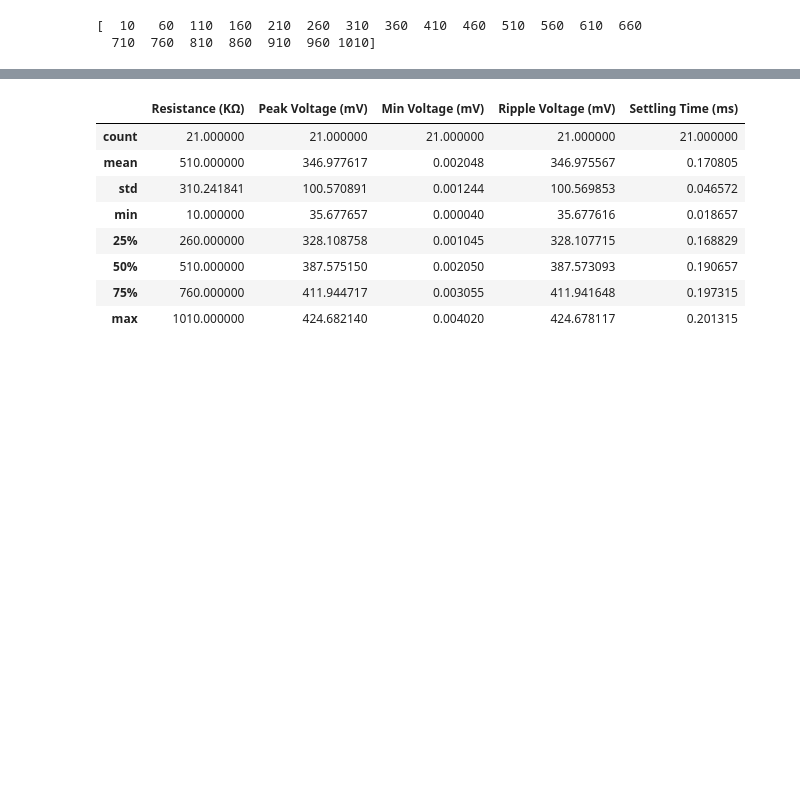
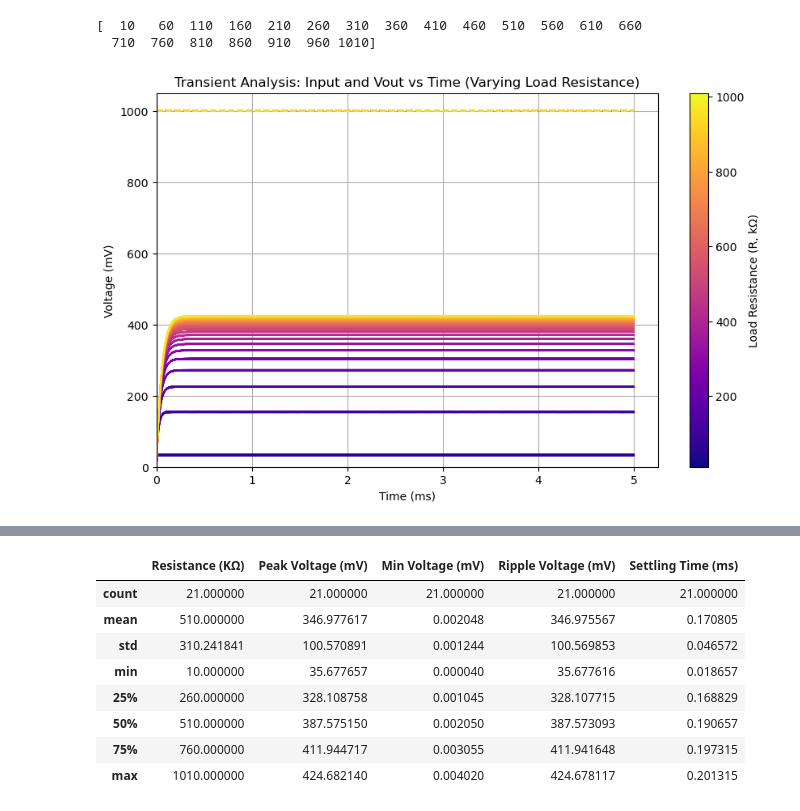
Before and after one commit to imran-nazir0011/minor-project-7th-sem, a Jupyter notebook: transient_analysis.ipynb, the cells around one changed output, grey strips where cells are left out. Drawn from its saved outputs; the diff is of its cells as text; code cells hidden in the pictures; blank space fills up the shorter version.

```diff
--- a/transient_analysis.ipynb
+++ b/transient_analysis.ipynb
@@ -373,3 +452,32 @@ print(load_resistances)
 # %% [output]
 [  10   60  110  160  210  260  310  360  410  460  510  560  610  660
   710  760  810  860  910  960 1010]
+# %%
+
+palette = sns.color_palette("plasma", len(load_resistances))
+
+plt.figure(figsize=(10, 6))
+
+
+for i, r_value in enumerate(sorted(load_resistances)):
+    df_r = df5[df5['R(kΩ)'] == r_value]
+    color = palette[i]
+    plt.plot(df_r['Time (ms)'], df_r['Input (mV)'], color=color, linestyle='--', label=f'R={r_value} kΩ (Input)')
+    plt.plot(df_r['Time (ms)'], df_r['Vout (mV)'], color=color, label=f'R={r_value} kΩ (Vout)')
+
+
+plt.xlabel('Time (ms)')
+plt.ylabel('Voltage (mV)')
+plt.title('Transient Analysis: Input and Vout vs Time (Varying Load Resistance)')
+plt.grid(True)
+plt.xlim(left=0)
+plt.ylim(bottom=0)
+
+sm = plt.cm.ScalarMappable(cmap="plasma", norm=plt.Normalize(vmin=min(load_resistances), vmax=max(load_resistances)))
+sm.set_array([])
+cbar = plt.colorbar(sm)
+cbar.set_label('Load Resistance (R, kΩ)')
+
+plt.show()
+# %% [output]
+[figure, added]
```
Also changed, not shown: parts of 15 cells of this notebook, 1 other file.
